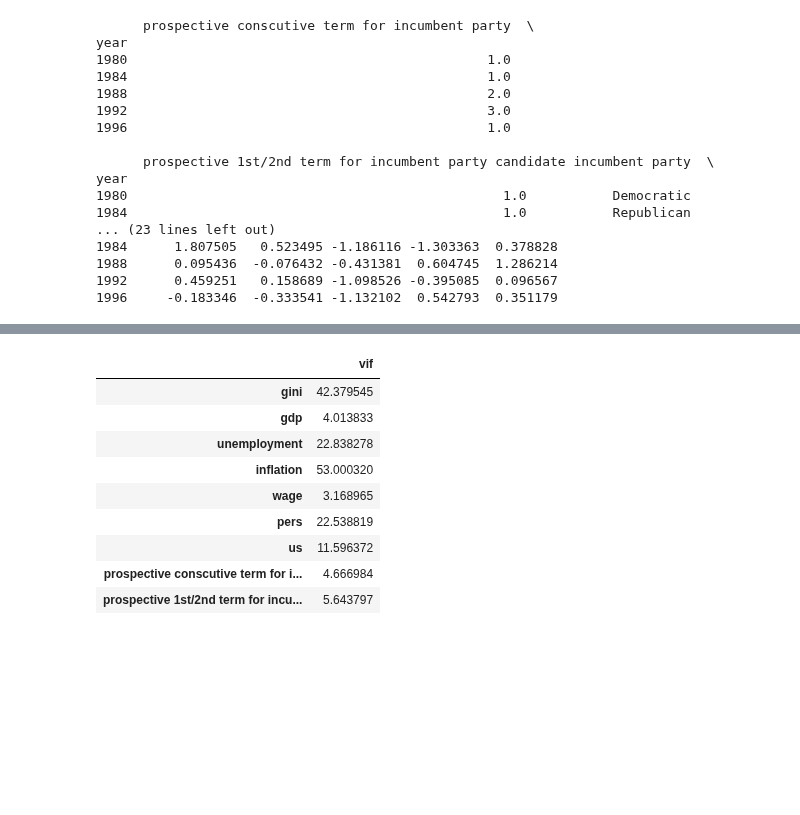
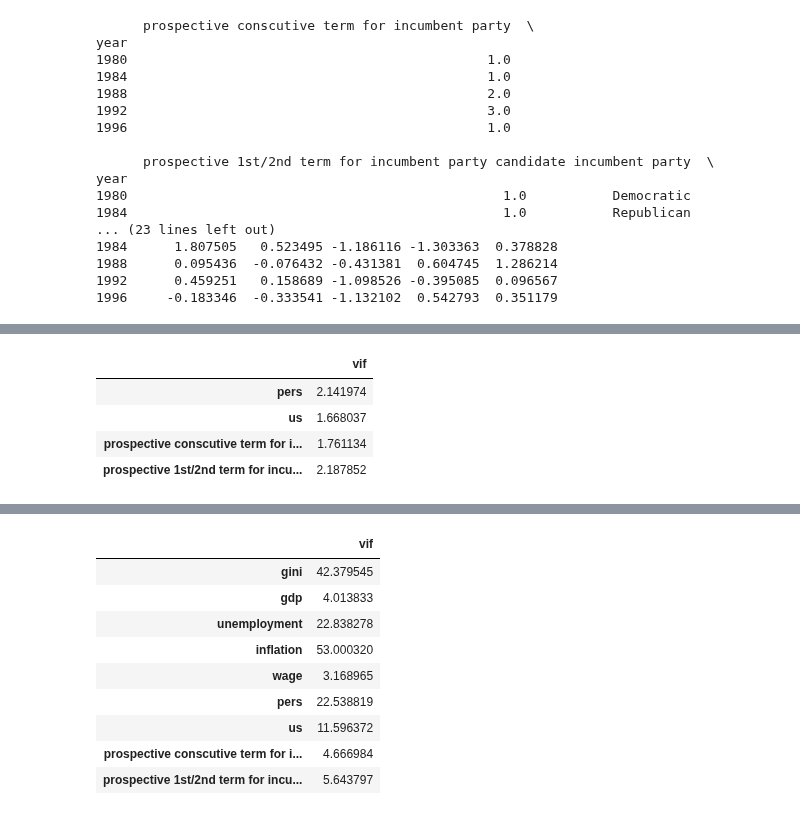
Before and after one commit to carlemilgrumnymann/data_science, a Jupyter notebook: merged analysis and colinearity.ipynb, the cells around one changed output, grey strips where cells are left out. Drawn from its saved outputs; the diff is of its cells as text; code cells hidden in the pictures; blank space fills up the shorter version.

```diff
--- a/merged analysis and colinearity.ipynb
+++ b/merged analysis and colinearity.ipynb
@@ -573,0 +574,17 @@ plt.show()
+# %%
+# calculate colinearity with VIF
+
+X = scaled_prediction_data[['pers', 'us', 'prospective conscutive term for incumbent party', 'prospective 1st/2nd term for incumbent party candidate']]
+
+
+vals = [VIF(X, i)
+    for i in range(X.shape[1])]
+vif = pd.DataFrame({'vif':vals},
+    index=X.columns)
+vif
+# %% [output]
+|  | vif |
+| pers | 2.141974 |
+| us | 1.668037 |
+| prospective conscutive term for i... | 1.761134 |
+| prospective 1st/2nd term for incu... | 2.187852 |
```
Also changed, not shown: parts of 14 cells of this notebook.
